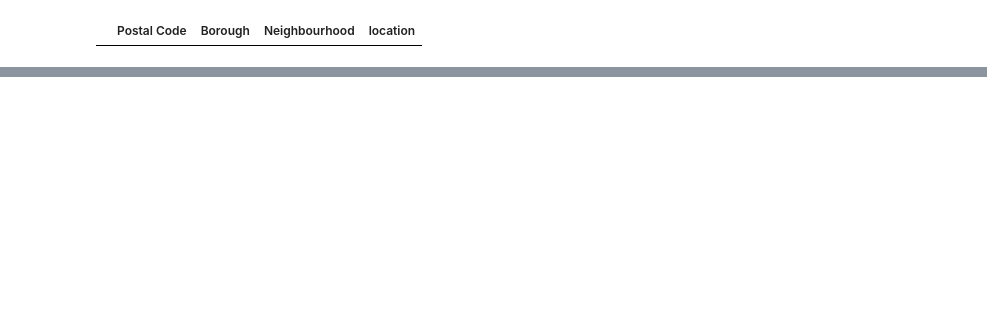
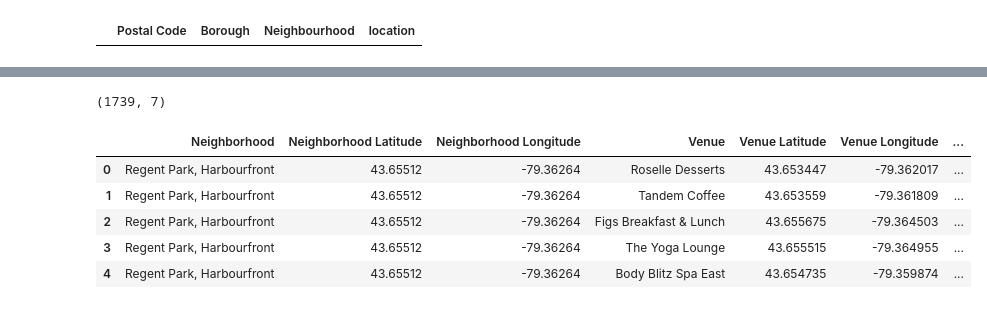
Before and after one commit to WeymannC/Coursera_Capstone, a Jupyter notebook: TorontoClustering.ipynb, the cells around one changed output, grey strips where cells are left out. Cells and saved outputs as stored; diff of their text form; code cells hidden in the pictures; blank space fills up the shorter version.

```diff
--- a/TorontoClustering.ipynb
+++ b/TorontoClustering.ipynb
@@ -129,0 +232,11 @@ Toronto_hoods_df.head()
+# %%
+print(Central_Toronto_venues.shape)
+Central_Toronto_venues.head()
+# %% [output]
+(1739, 7)
+|  | Neighborhood | Neighborhood Latitude | Neighborhood Longitude | Venue | Venue Latitude | Venue Longitude | ... |
+| 0 | Regent Park, Harbourfront | 43.65512 | -79.36264 | Roselle Desserts | 43.653447 | -79.362017 | ... |
+| 1 | Regent Park, Harbourfront | 43.65512 | -79.36264 | Tandem Coffee | 43.653559 | -79.361809 | ... |
+| 2 | Regent Park, Harbourfront | 43.65512 | -79.36264 | Figs Breakfast & Lunch | 43.655675 | -79.364503 | ... |
+| 3 | Regent Park, Harbourfront | 43.65512 | -79.36264 | The Yoga Lounge | 43.655515 | -79.364955 | ... |
+| 4 | Regent Park, Harbourfront | 43.65512 | -79.36264 | Body Blitz Spa East | 43.654735 | -79.359874 | ... |
```
Also changed, not shown: parts of 23 cells of this notebook, 1 other file.
